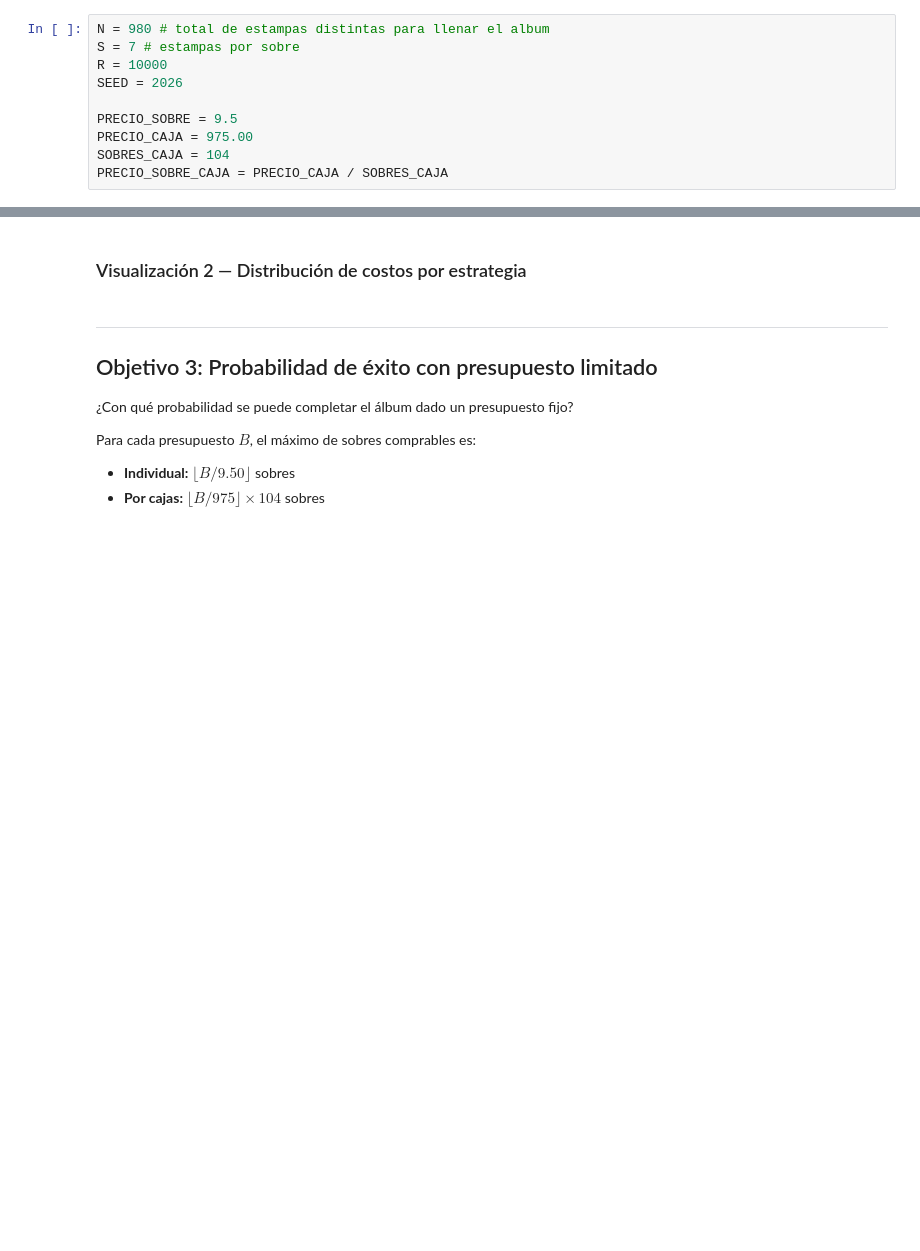
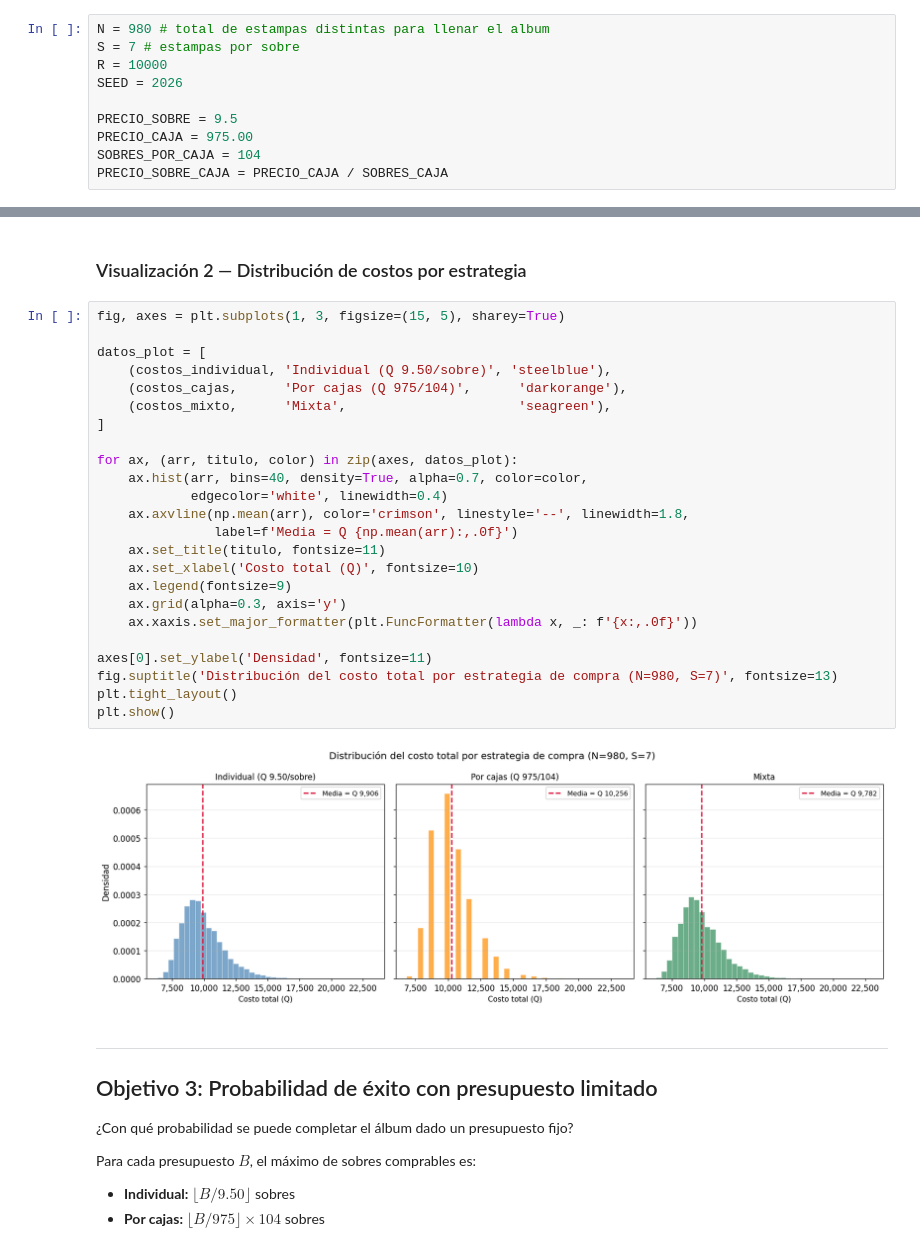
Before and after one commit to Pxdro-410/Lab7-prob1, a Jupyter notebook: lab7-ej2.ipynb, the cells around one changed output, grey strips where cells are left out. Cells and saved outputs as stored; diff of their text form; blank space fills up the shorter version.

Commit message:
visualizacion 2 ej2

```diff
--- a/lab7-ej2.ipynb
+++ b/lab7-ej2.ipynb
@@ -37,7 +37,7 @@ SEED = 2026
 
 PRECIO_SOBRE = 9.5
 PRECIO_CAJA = 975.00
-SOBRES_CAJA = 104
+SOBRES_POR_CAJA = 104
 PRECIO_SOBRE_CAJA = PRECIO_CAJA / SOBRES_CAJA
 # %% [markdown]
 ---
@@ -151,5 +193,31 @@ Se comparan dos estrategias de compra:
 # %% [markdown]
 ### Visualización 2 — Distribución de costos por estrategia
+# %%
+fig, axes = plt.subplots(1, 3, figsize=(15, 5), sharey=True)
+
+datos_plot = [
+    (costos_individual, 'Individual (Q 9.50/sobre)', 'steelblue'),
+    (costos_cajas,      'Por cajas (Q 975/104)',      'darkorange'),
+    (costos_mixto,      'Mixta',                      'seagreen'),
+]
+
+for ax, (arr, titulo, color) in zip(axes, datos_plot):
+    ax.hist(arr, bins=40, density=True, alpha=0.7, color=color,
+            edgecolor='white', linewidth=0.4)
+    ax.axvline(np.mean(arr), color='crimson', linestyle='--', linewidth=1.8,
+               label=f'Media = Q {np.mean(arr):,.0f}')
+    ax.set_title(titulo, fontsize=11)
+    ax.set_xlabel('Costo total (Q)', fontsize=10)
+    ax.legend(fontsize=9)
+    ax.grid(alpha=0.3, axis='y')
+    ax.xaxis.set_major_formatter(plt.FuncFormatter(lambda x, _: f'{x:,.0f}'))
+
+axes[0].set_ylabel('Densidad', fontsize=11)
+fig.suptitle('Distribución del costo total por estrategia de compra (N=980, S=7)', fontsize=13)
+plt.tight_layout()
+plt.show()
+# %% [output]
+[figure, added]
 # %% [markdown]
 ---
 ## Objetivo 3: Probabilidad de éxito con presupuesto limitado
```
Also changed, not shown: parts of 1 cell of this notebook.
